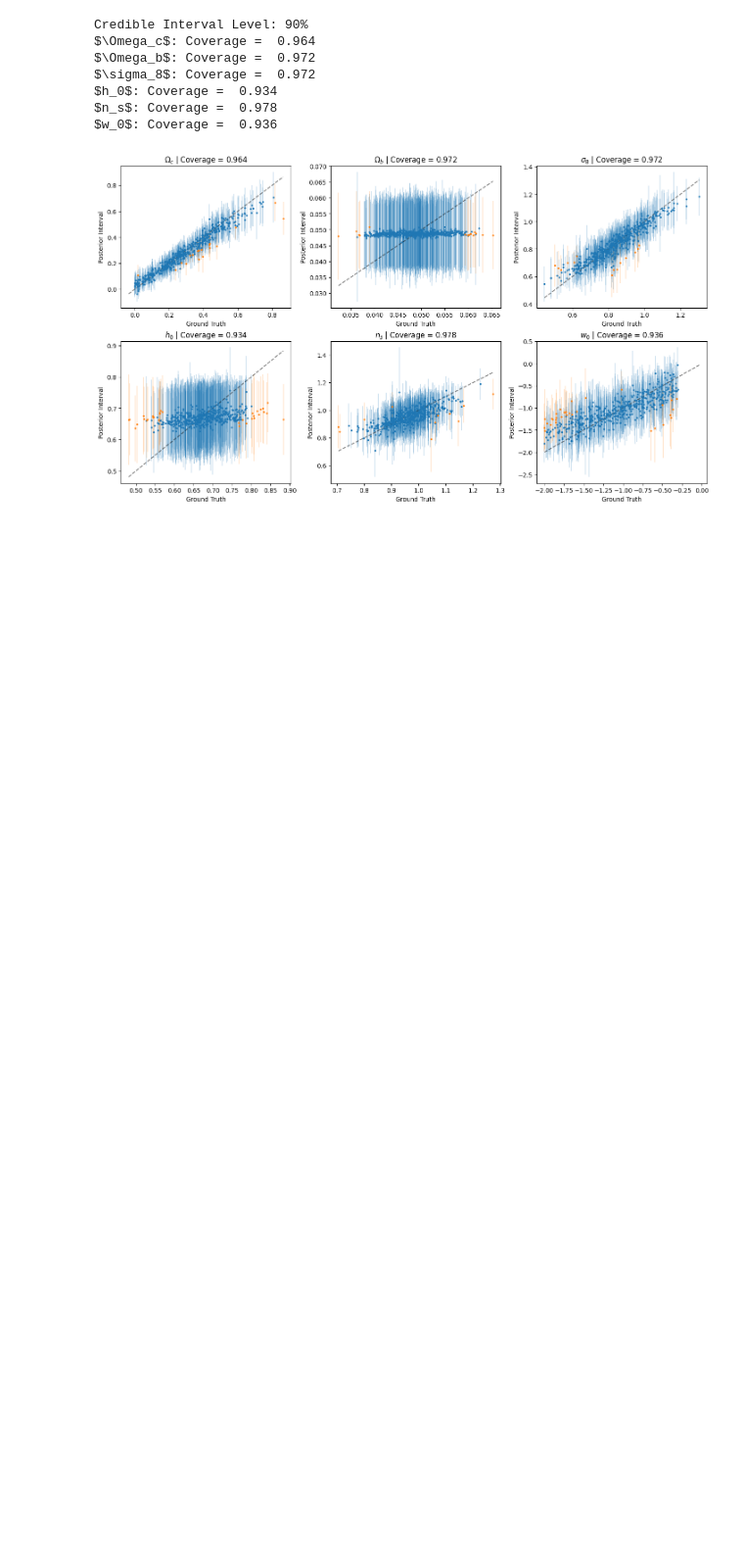
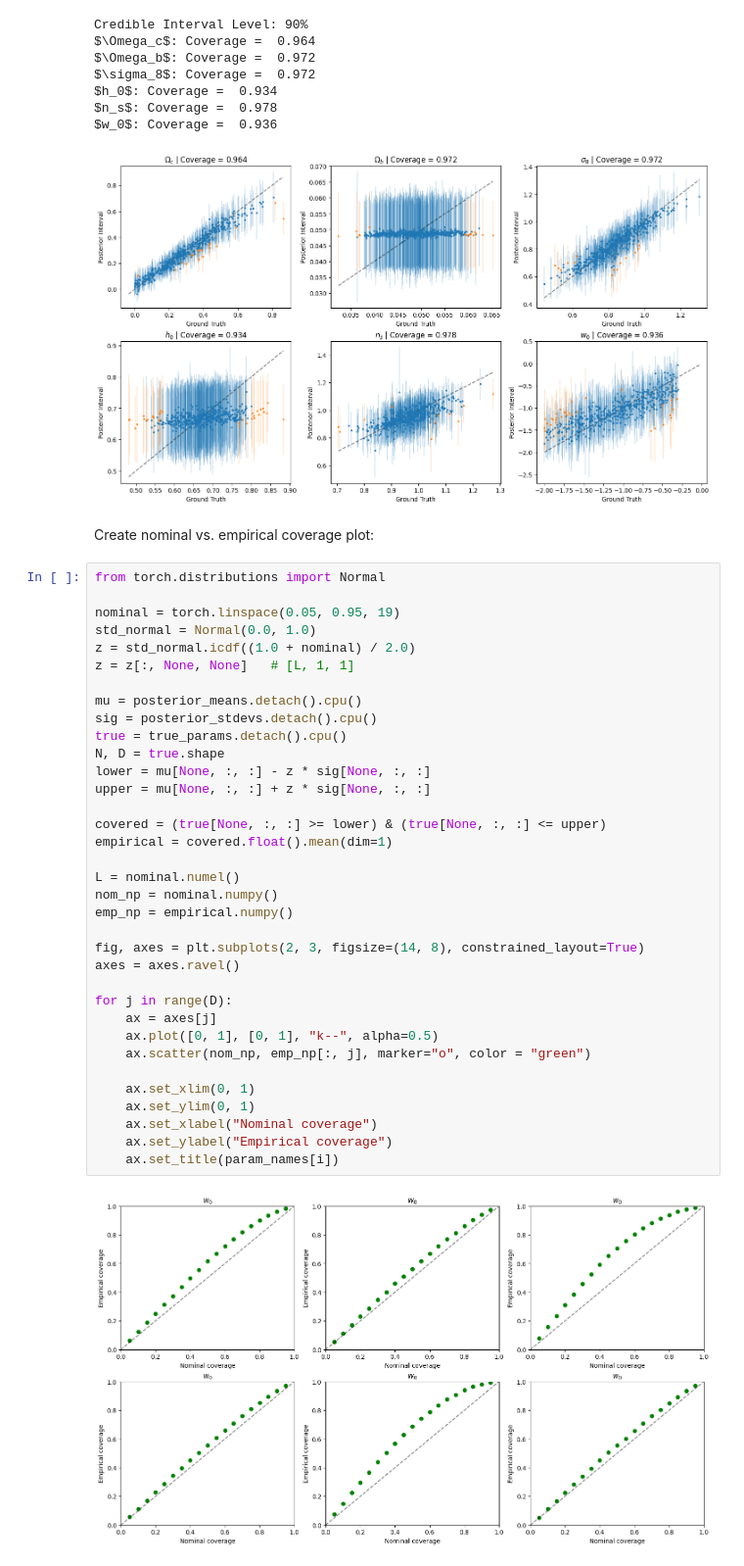
Before and after one commit to prob-ml/blissWL, a Jupyter notebook: maps_to_cosmology/notebooks/results.ipynb, the cells around one changed output. Shown at 98% size. Drawn from its saved outputs; the diff is of its cells as text; blank space fills up the shorter version.

```diff
--- a/maps_to_cosmology/notebooks/results.ipynb
+++ b/maps_to_cosmology/notebooks/results.ipynb
@@ -269,3 +308,42 @@ $h_0$: Coverage =  0.934
 $n_s$: Coverage =  0.978
 $w_0$: Coverage =  0.936
 [figure]
+# %% [markdown]
+Create nominal vs. empirical coverage plot:
+# %%
+from torch.distributions import Normal
+
+nominal = torch.linspace(0.05, 0.95, 19)
+std_normal = Normal(0.0, 1.0)
+z = std_normal.icdf((1.0 + nominal) / 2.0)
+z = z[:, None, None]   # [L, 1, 1]
+
+mu = posterior_means.detach().cpu()
+sig = posterior_stdevs.detach().cpu()
+true = true_params.detach().cpu()
+N, D = true.shape
+lower = mu[None, :, :] - z * sig[None, :, :]
+upper = mu[None, :, :] + z * sig[None, :, :]
+
+covered = (true[None, :, :] >= lower) & (true[None, :, :] <= upper)
+empirical = covered.float().mean(dim=1)
+
+L = nominal.numel()
+nom_np = nominal.numpy()
+emp_np = empirical.numpy()
+
+fig, axes = plt.subplots(2, 3, figsize=(14, 8), constrained_layout=True)
+axes = axes.ravel()
+
+for j in range(D):
+    ax = axes[j]
+    ax.plot([0, 1], [0, 1], "k--", alpha=0.5)
+    ax.scatter(nom_np, emp_np[:, j], marker="o", color = "green")
+
+    ax.set_xlim(0, 1)
+    ax.set_ylim(0, 1)
+    ax.set_xlabel("Nominal coverage")
+    ax.set_ylabel("Empirical coverage")
+    ax.set_title(param_names[i])
+# %% [output]
+[figure, added]
```
Also changed, not shown: parts of 5 cells of this notebook, 1 other file.
